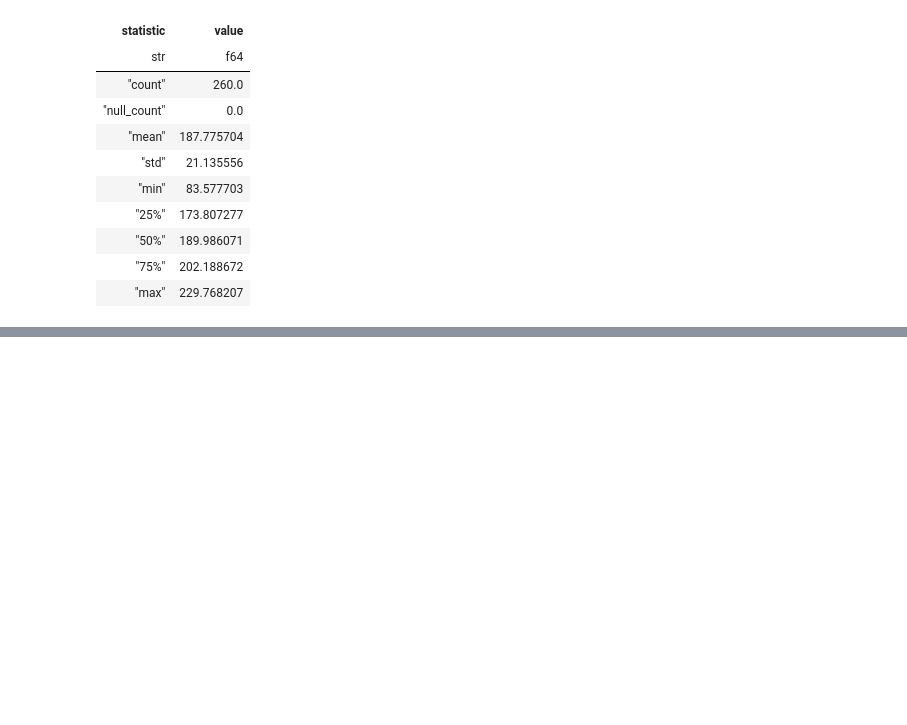
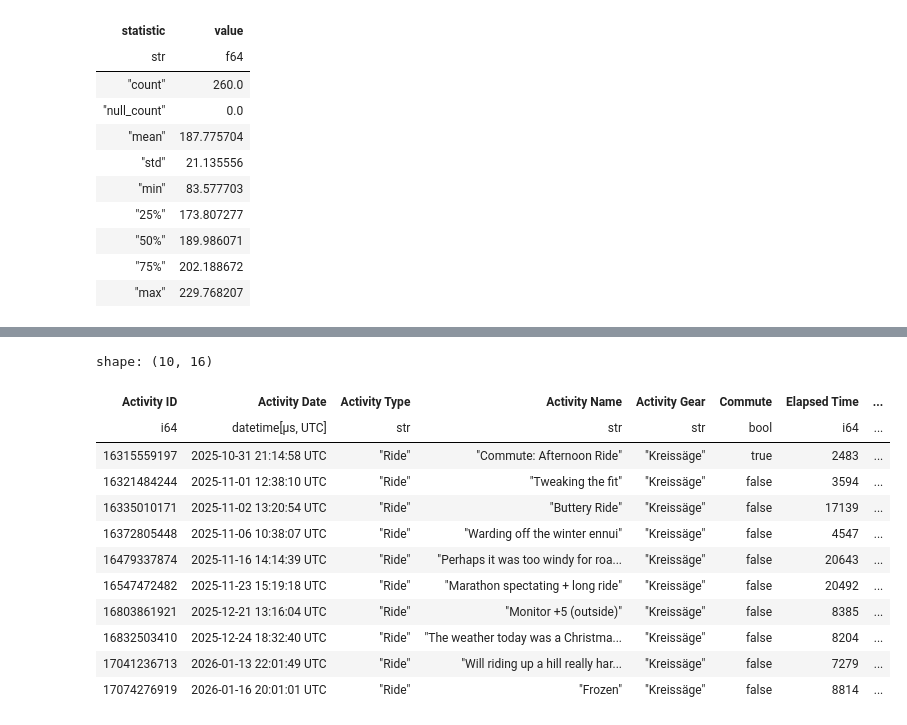
Before and after one commit to sayantangkhan/strava-history-analysis, a Jupyter notebook: notebooks/time_series_functions_experiments.ipynb, the cells around one changed output, grey strips where cells are left out. Cells and saved outputs as stored; diff of their text form; code cells hidden in the pictures; blank space fills up the shorter version.

```diff
--- a/notebooks/time_series_functions_experiments.ipynb
+++ b/notebooks/time_series_functions_experiments.ipynb
@@ -152,0 +153,16 @@ plt.grid()
+# %%
+dfnp.filter(pl.col("Activity Gear") == "Kreissäge")
+# %% [output]
+shape: (10, 16)
+| Activity ID | Activity Date | Activity Type | Activity Name | Activity Gear | Commute | Elapsed Time | ... |
+| i64 | datetime[μs, UTC] | str | str | str | bool | i64 | ... |
+| 16315559197 | 2025-10-31 21:14:58 UTC | "Ride" | "Commute: Afternoon Ride" | "Kreissäge" | true | 2483 | ... |
+| 16321484244 | 2025-11-01 12:38:10 UTC | "Ride" | "Tweaking the fit" | "Kreissäge" | false | 3594 | ... |
+| 16335010171 | 2025-11-02 13:20:54 UTC | "Ride" | "Buttery Ride" | "Kreissäge" | false | 17139 | ... |
+| 16372805448 | 2025-11-06 10:38:07 UTC | "Ride" | "Warding off the winter ennui" | "Kreissäge" | false | 4547 | ... |
+| 16479337874 | 2025-11-16 14:14:39 UTC | "Ride" | "Perhaps it was too windy for roa... | "Kreissäge" | false | 20643 | ... |
+| 16547472482 | 2025-11-23 15:19:18 UTC | "Ride" | "Marathon spectating + long ride" | "Kreissäge" | false | 20492 | ... |
+| 16803861921 | 2025-12-21 13:16:04 UTC | "Ride" | "Monitor +5 (outside)" | "Kreissäge" | false | 8385 | ... |
+| 16832503410 | 2025-12-24 18:32:40 UTC | "Ride" | "The weather today was a Christma... | "Kreissäge" | false | 8204 | ... |
+| 17041236713 | 2026-01-13 22:01:49 UTC | "Ride" | "Will riding up a hill really har... | "Kreissäge" | false | 7279 | ... |
+| 17074276919 | 2026-01-16 20:01:01 UTC | "Ride" | "Frozen" | "Kreissäge" | false | 8814 | ... |
```
Also changed, not shown: parts of 8 cells of this notebook, 2 other files.
